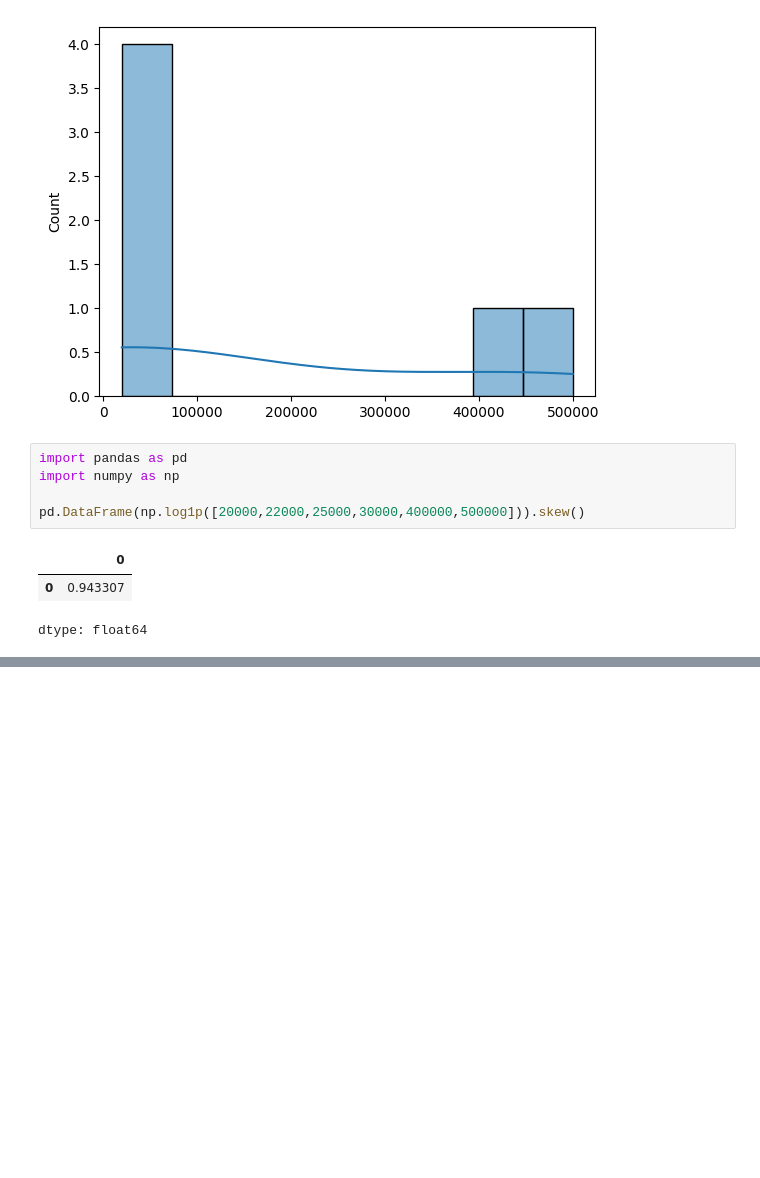
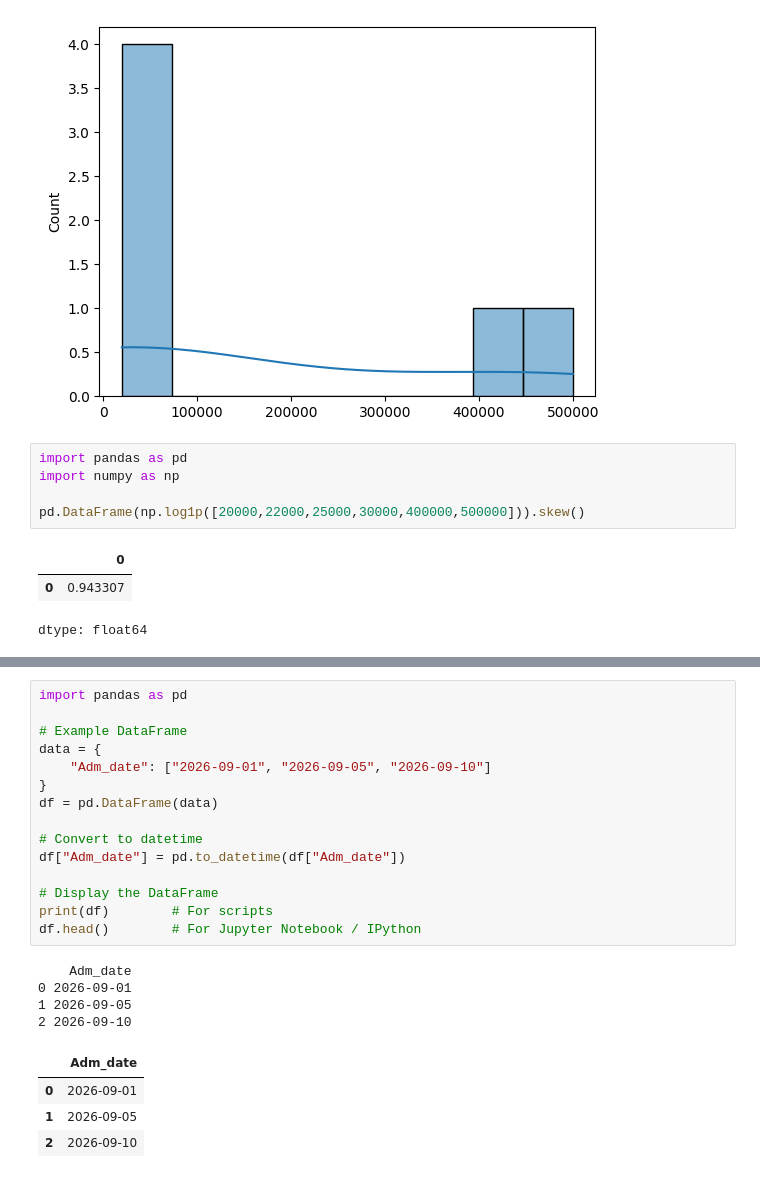
Before and after one commit to priya25-art/Machine-Learning, a Jupyter notebook: Machine_learning.ipynb, the cells around one changed output, grey strips where cells are left out. Saved outputs shown, nothing was run; the diff lists cells and outputs as text; blank space fills up the shorter version.

```diff
--- a/Machine_learning.ipynb
+++ b/Machine_learning.ipynb
@@ -228,0 +262,24 @@ dtype: float64
+# %%
+import pandas as pd
+
+# Example DataFrame
+data = {
+    "Adm_date": ["2026-09-01", "2026-09-05", "2026-09-10"]
+}
+df = pd.DataFrame(data)
+
+# Convert to datetime
+df["Adm_date"] = pd.to_datetime(df["Adm_date"])
+
+# Display the DataFrame
+print(df)        # For scripts
+df.head()        # For Jupyter Notebook / IPython
+# %% [output]
+    Adm_date
+0 2026-09-01
+1 2026-09-05
+2 2026-09-10
+|  | Adm_date |
+| 0 | 2026-09-01 |
+| 1 | 2026-09-05 |
+| 2 | 2026-09-10 |
```
Also changed, not shown: parts of 7 cells of this notebook.
